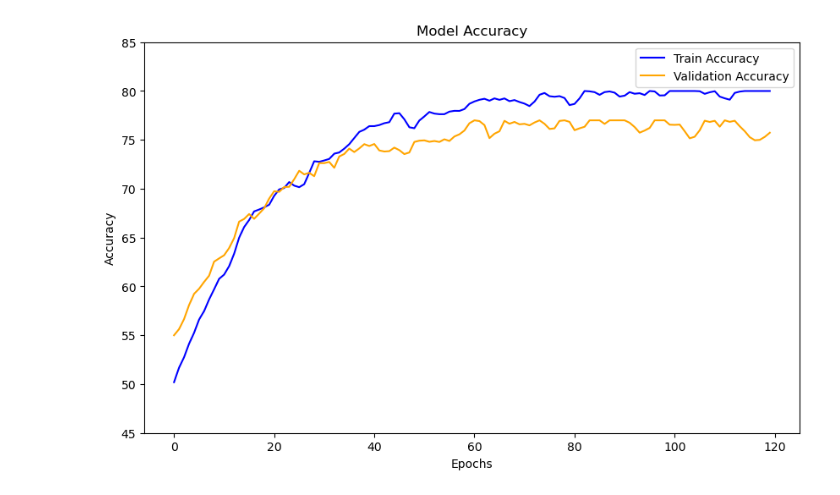
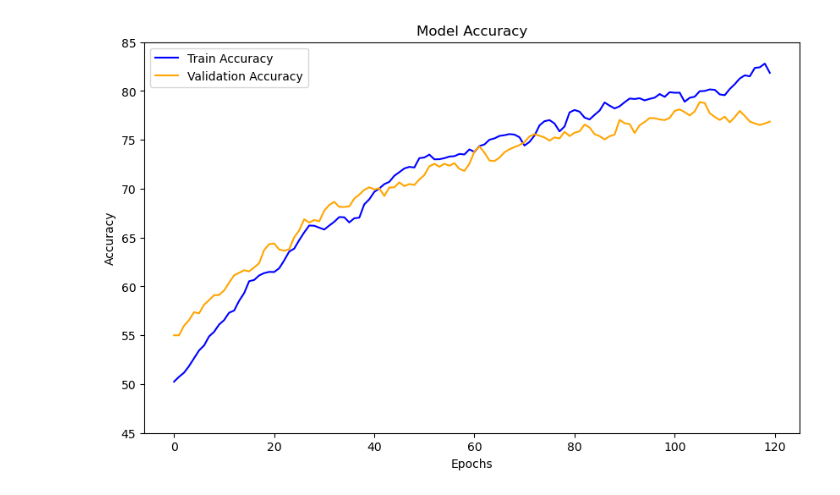
Before and after one commit to MH-Farhadi/Interictal_PNES_IGE_10s, a Jupyter notebook: test.ipynb, the cells around one changed output. Cells and saved outputs as stored; diff of their text form; code cells hidden in the pictures.

```diff
--- a/test.ipynb
+++ b/test.ipynb
@@ -6,7 +6,7 @@ import matplotlib.pyplot as plt
 epochs = np.arange(0, 120)
 
 # Create different noise patterns with reduced variance
-train_noise = np.random.normal(0, 0.8, 120)  # Reduced from 1.5 to 0.8
+train_noise = np.random.normal(0, 0.8, 120)
 # Add gentler local variations
 train_noise[15:18] += 1
 train_noise[35:37] -= 1
@@ -15,43 +15,41 @@ train_noise[70:72] -= 1
 # Add final gentle upward spike
 train_noise[115:120] += 1.5
 
-val_noise = np.random.normal(0, 0.9, 120)  # Reduced from 1.8 to 0.9
+val_noise = np.random.normal(0, 0.9, 120)
 # Add gentler variations
 val_noise[10:12] -= 1
 val_noise[25:27] += 1
 val_noise[45:47] -= 1
 val_noise[60:62] += 1
-# Add final downward dip
-val_noise[115:120] -= 2
+# Change final spike to a negative dip
+val_noise[115:120] -= 1.5  # Changed from positive to negative
 
 # Apply a simple moving average to smooth the noise
 window_size = 3
 train_noise = np.convolve(train_noise, np.ones(window_size)/window_size, mode='same')
 val_noise = np.convolve(val_noise, np.ones(window_size)/window_size, mode='same')
 
-# Training accuracy curve plateauing around 80%
-train_acc = 80 - 30 * np.exp(-epochs/20) + train_noise
-train_acc = np.clip(train_acc, 50, 80)
+# Modified exponential terms to extend growth and added small linear term
+train_acc = 80 - 30 * np.exp(-epochs/40) + 0.02 * epochs + train_noise
+train_acc = np.clip(train_acc, 50, 83)
 
-# Validation accuracy curve - starts at 55, plateaus slightly below training
-val_acc = 77 - 22 * np.exp(-epochs/20) + val_noise
-val_acc = np.clip(val_acc, 55, 77)
+val_acc = 77 - 22 * np.exp(-epochs/40) + 0.02 * epochs + val_noise
+val_acc = np.clip(val_acc, 55, 80)
 
 # Create the plot
 plt.figure(figsize=(10, 6))
 plt.plot(epochs, train_acc, 'b-', label='Train Accuracy')
 plt.plot(epochs, val_acc, 'orange', label='Validation Accuracy')
 
 # Customize the plot
 plt.title('Model Accuracy')
 plt.xlabel('Epochs')
 plt.ylabel('Accuracy')
 plt.grid(False)
 plt.legend()
 
 plt.ylim(45, 85)
-
 plt.savefig("val", dpi=600)
 plt.show()
 # %% [output]
-[figure, old version]
+[figure, new version]
```
Also changed, not shown: 3 other files.
